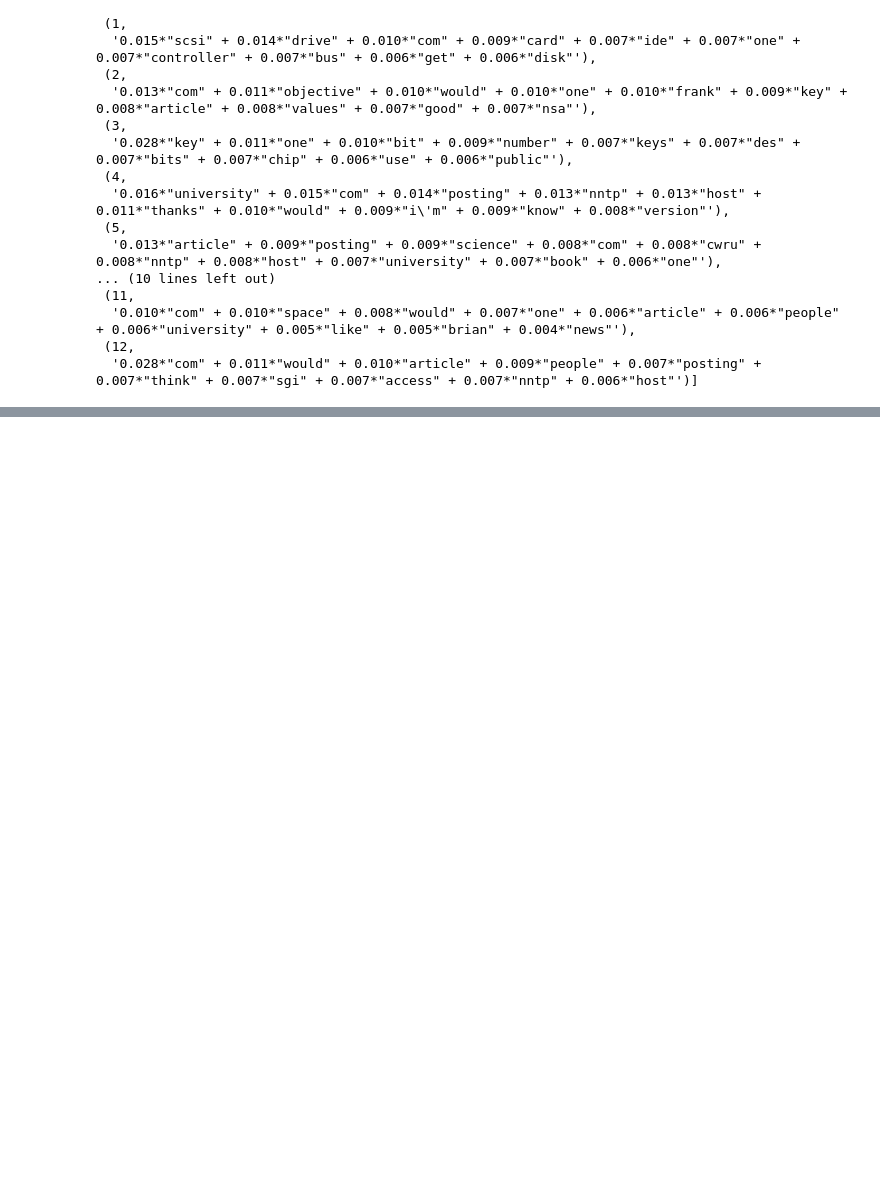
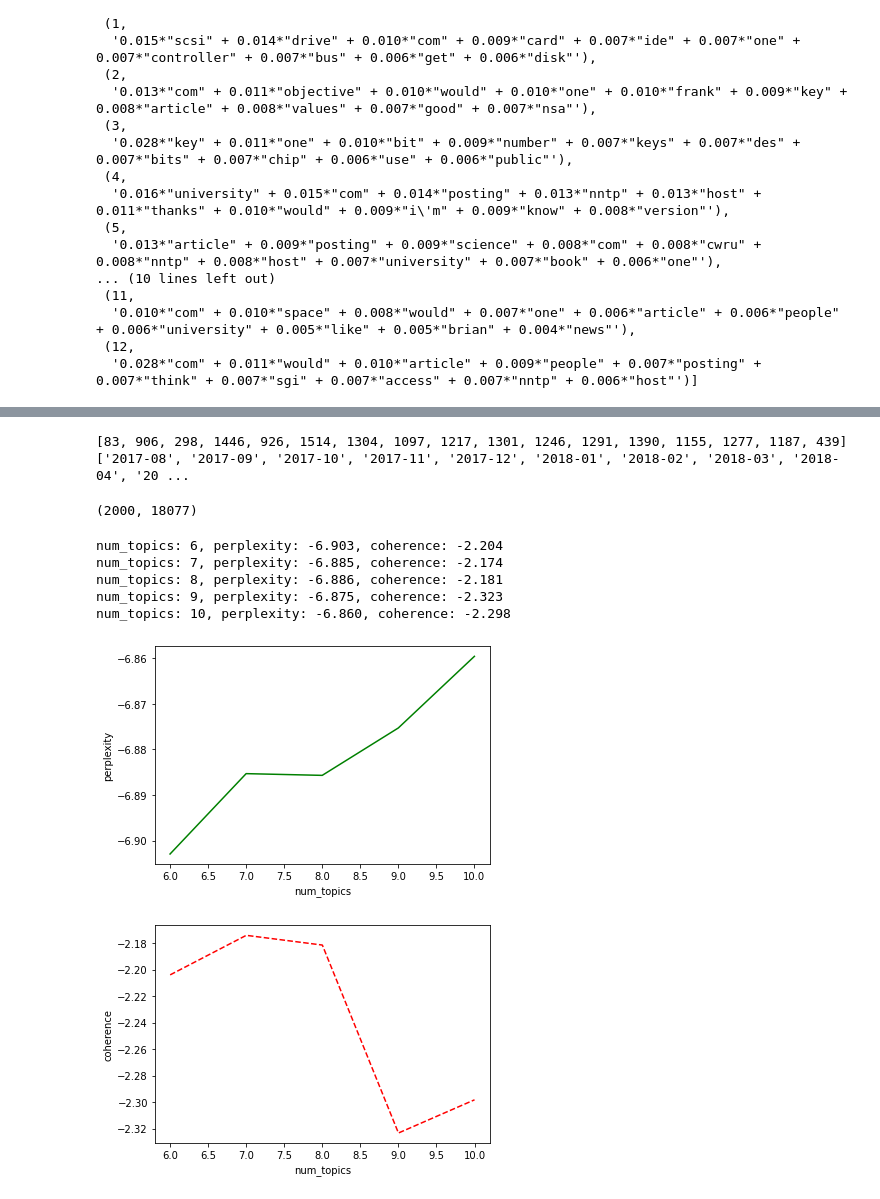
Before and after one commit to minstrel1149/python_text_mining, a Jupyter notebook: Ch.07_topic_modeling1.ipynb, the cells around one changed output, grey strips where cells are left out. Cells and saved outputs as stored; diff of their text form; code cells hidden in the pictures; blank space fills up the shorter version.

```diff
--- a/Ch.07_topic_modeling1.ipynb
+++ b/Ch.07_topic_modeling1.ipynb
@@ -242,0 +245,3 @@ df.head()
+# %%
+def tokenizer(doc):
+    return [token for token in okt.nouns(doc) if len(token) > 1]
@@ -242,0 +305,30 @@ df.head()
+# %%
+df_sorted = df.sort_values(by='start')
+df_sorted['time'] = df_sorted['start'].map(lambda x: x[:7])
+time_slice = list(df_sorted['time'].value_counts().sort_index())
+time_tag = sorted(list(set(df_sorted['time'])))
+print(time_slice, time_tag)
+# %% [output]
+[83, 906, 298, 1446, 926, 1514, 1304, 1097, 1217, 1301, 1246, 1291, 1390, 1155, 1277, 1187, 439] ['2017-08', '2017-09', '2017-10', '2017-11', '2017-12', '2018-01', '2018-02', '2018-03', '2018-04', '20 ...
+# %%
+okt = Okt()
+def tokenizer(doc):
+    return [token for token in okt.nouns(doc) if len(token) > 1]
+texts = [tokenizer(news) for news in df_sorted['content']]
+# %%
+dictionary = Dictionary(texts)
+dictionary.filter_extremes(keep_n=2000, no_below=5, no_above=0.5)
+corpus = [dictionary.doc2bow(text) for text in texts]
+len(dictionary), len(corpus)
+# %% [output]
+(2000, 18077)
+# %%
+show_coherence(corpus, dictionary, start=6, end=10)
+# %% [output]
+num_topics: 6, perplexity: -6.903, coherence: -2.204
+num_topics: 7, perplexity: -6.885, coherence: -2.174
+num_topics: 8, perplexity: -6.886, coherence: -2.181
+num_topics: 9, perplexity: -6.875, coherence: -2.323
+num_topics: 10, perplexity: -6.860, coherence: -2.298
+[figure, added]
+[figure, added]
```
Also changed, not shown: parts of 13 cells of this notebook, 2 other files.
